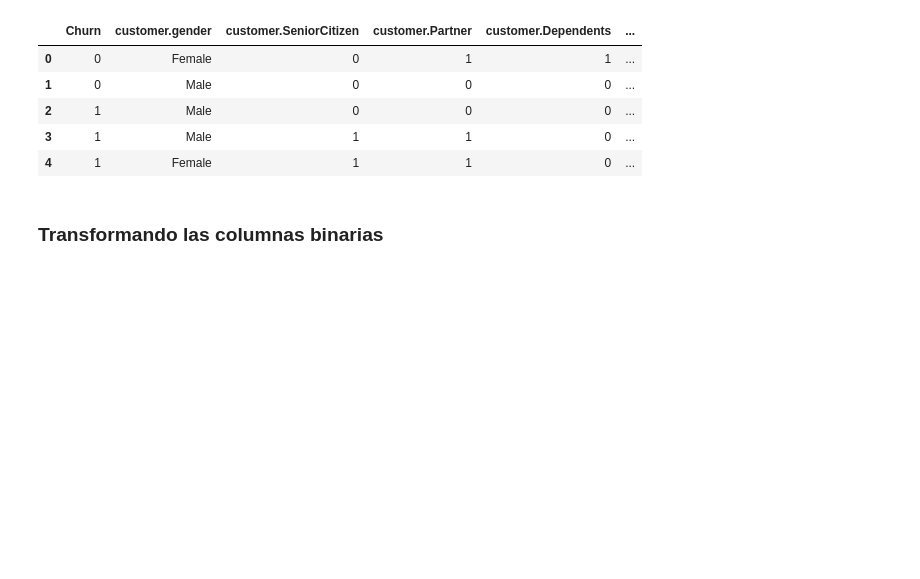
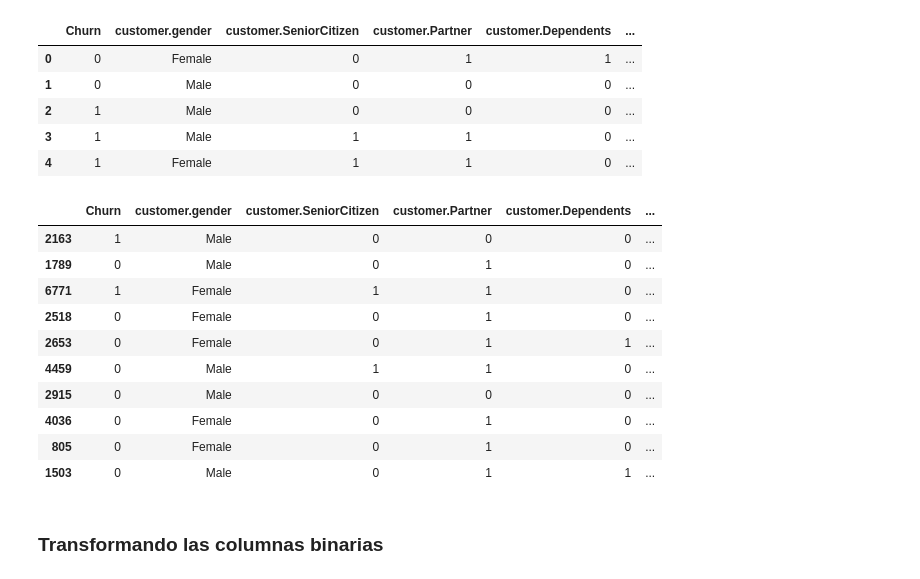
Before and after one commit to OctavioPinoRosas/TelecomX-PrediccionDeCancelacion, a Jupyter notebook: TelecomX_PrediccionDeCancelacion.ipynb, the cells around one changed output. Cells and saved outputs as stored; diff of their text form; code cells hidden in the pictures; blank space fills up the shorter version.

```diff
--- a/TelecomX_PrediccionDeCancelacion.ipynb
+++ b/TelecomX_PrediccionDeCancelacion.ipynb
@@ -64,6 +63,20 @@ datos.head()
 | 2 | 1 | Male | 0 | 0 | 0 | ... |
 | 3 | 1 | Male | 1 | 1 | 0 | ... |
 | 4 | 1 | Female | 1 | 1 | 0 | ... |
+# %%
+datos.sample(10)
+# %% [output]
+|  | Churn | customer.gender | customer.SeniorCitizen | customer.Partner | customer.Dependents | ... |
+| 2163 | 1 | Male | 0 | 0 | 0 | ... |
+| 1789 | 0 | Male | 0 | 1 | 0 | ... |
+| 6771 | 1 | Female | 1 | 1 | 0 | ... |
+| 2518 | 0 | Female | 0 | 1 | 0 | ... |
+| 2653 | 0 | Female | 0 | 1 | 1 | ... |
+| 4459 | 0 | Male | 1 | 1 | 0 | ... |
+| 2915 | 0 | Male | 0 | 0 | 0 | ... |
+| 4036 | 0 | Female | 0 | 1 | 0 | ... |
+| 805 | 0 | Female | 0 | 1 | 0 | ... |
+| 1503 | 0 | Male | 0 | 1 | 1 | ... |
 # %% [markdown]
 ### **Transformando las columnas binarias**
 # %%
```
Also changed, not shown: parts of 6 cells of this notebook.
